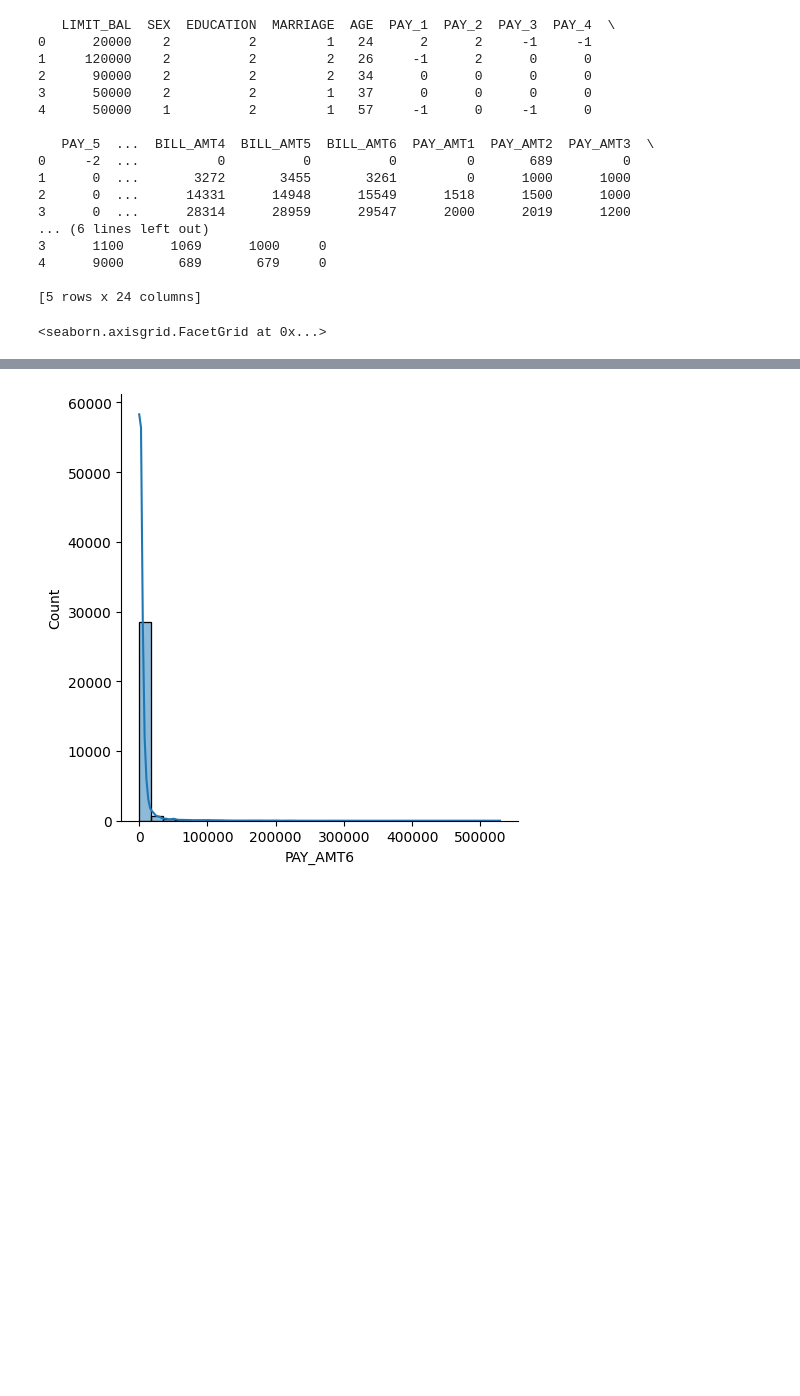
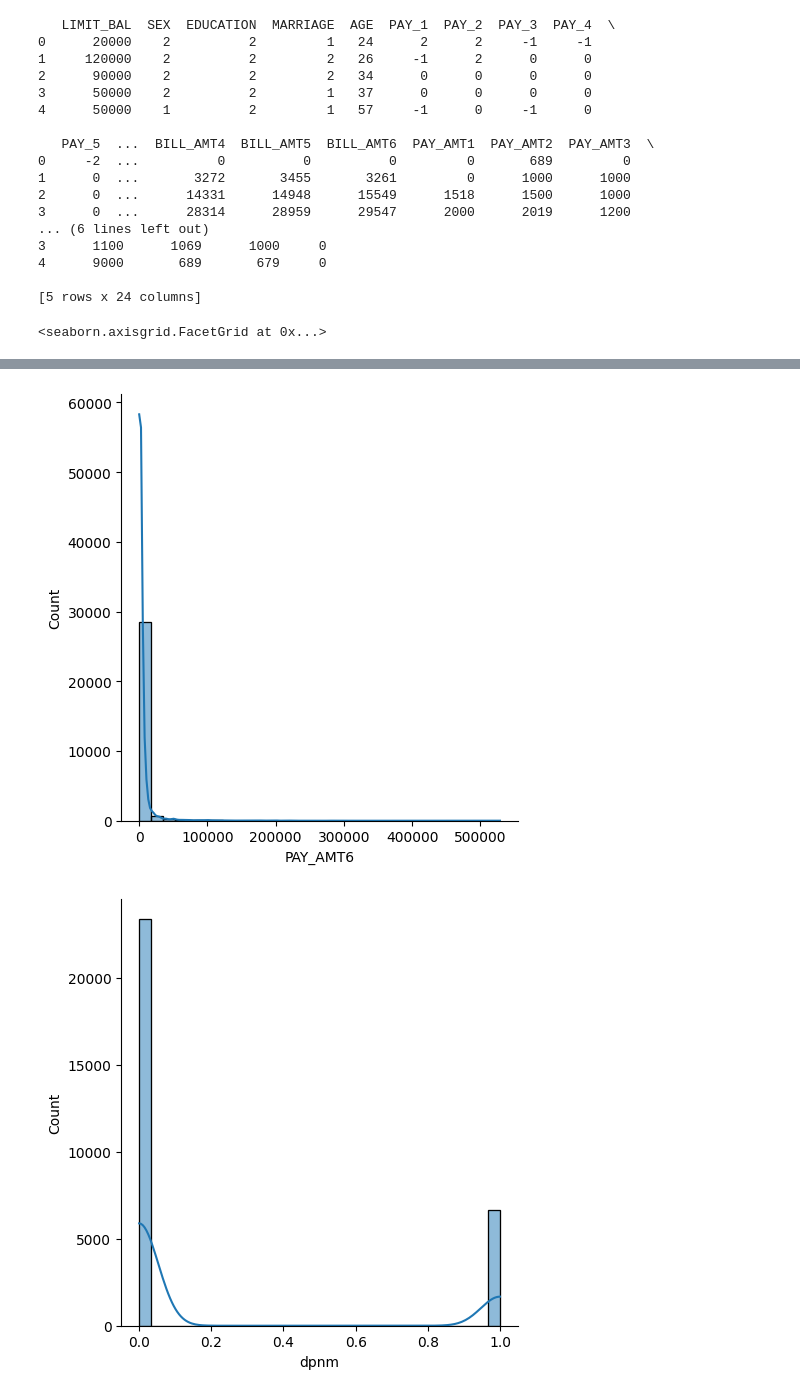
Before and after one commit to Alejandro-86/Credit_default, a Jupyter notebook: notebooks/02-featuring-engineering.ipynb, the cells around one changed output, grey strips where cells are left out. Drawn from its saved outputs; the diff is of its cells as text; code cells hidden in the pictures; blank space fills up the shorter version.

```diff
--- a/notebooks/02-featuring-engineering.ipynb
+++ b/notebooks/02-featuring-engineering.ipynb
@@ -39,14 +39,16 @@ print(df.head())
 # %%
 # Distribution plots are used to see if the data is normalized.
 
 sns.displot(df['AGE'], bins = 20, kde = True)
 sns.displot(df['BILL_AMT4'], bins = 30, kde = True)
 sns.displot(df['PAY_AMT6'], bins = 30, kde = True)
+sns.displot(df['dpnm'], bins = 30, kde = True)
 # %% [output]
 <seaborn.axisgrid.FacetGrid at 0x...>
 [figure]
 [figure]
 [figure]
+[figure, added]
 # %%
 # The data is not normalized. Scaling is required.
 
```
Also changed, not shown: 1 other file.
